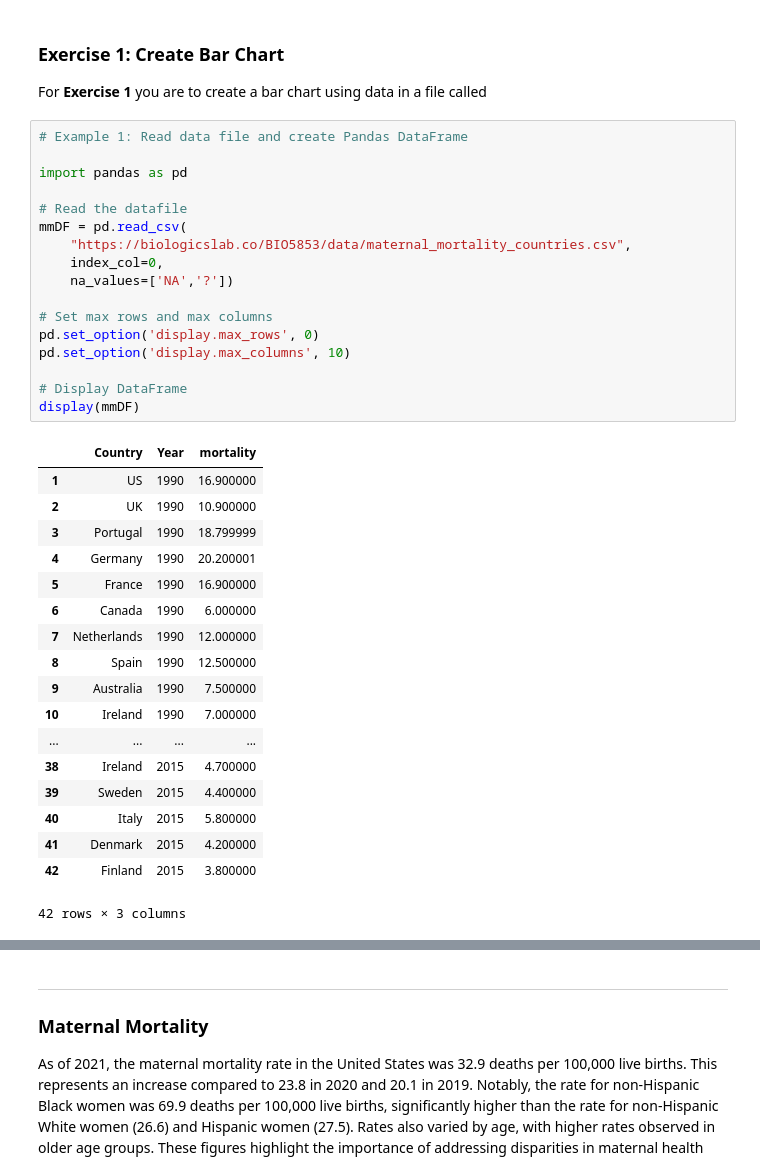
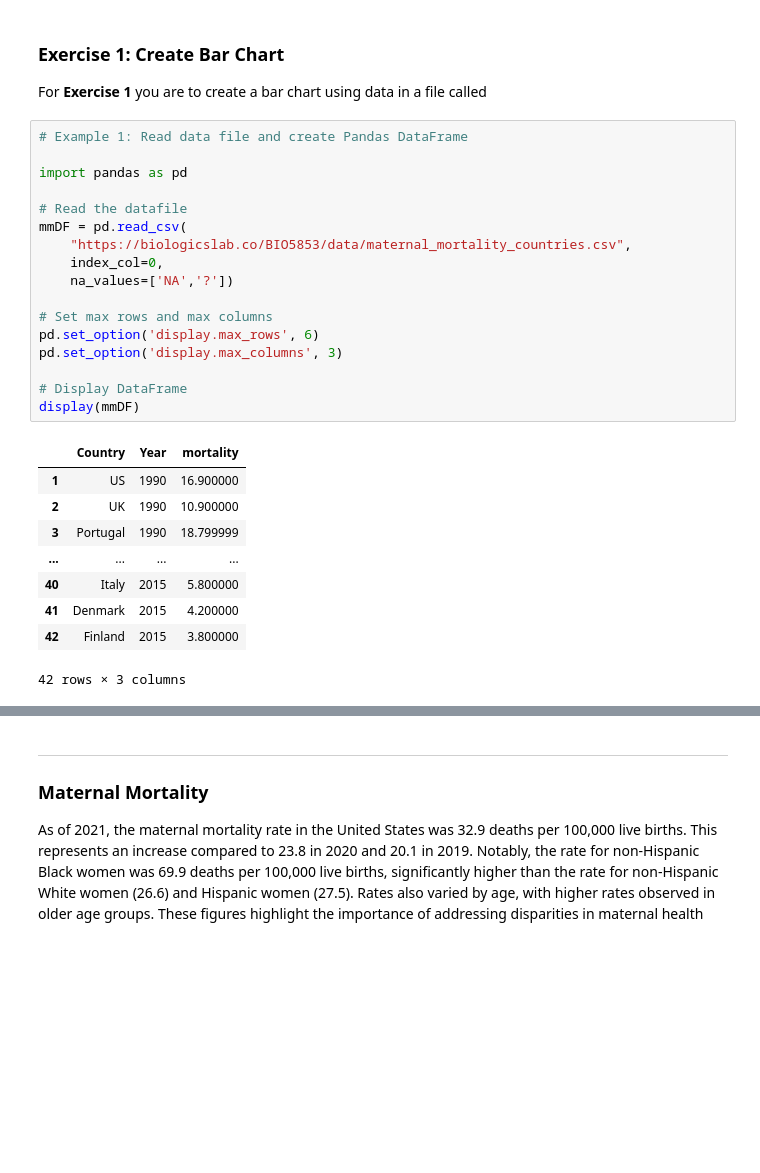
Before and after one commit to DavidSenseman/BIO5853, a Jupyter notebook: Lesson_01_4.ipynb, the cells around one changed output, grey strips where cells are left out. Saved outputs shown, nothing was run; the diff lists cells and outputs as text; blank space fills up the shorter version.

```diff
--- a/Lesson_01_4.ipynb
+++ b/Lesson_01_4.ipynb
@@ -238,35 +238,26 @@ For **Exercise 1** you are to create a bar chart using data in a file called
 # %%
 # Example 1: Read data file and create Pandas DataFrame
 
 import pandas as pd
 
 # Read the datafile
 mmDF = pd.read_csv(
     "https://biologicslab.co/BIO5853/data/maternal_mortality_countries.csv",
     index_col=0,
     na_values=['NA','?'])
 
 # Set max rows and max columns
-pd.set_option('display.max_rows', 0)
-pd.set_option('display.max_columns', 10)
+pd.set_option('display.max_rows', 6)
+pd.set_option('display.max_columns', 3)
 
 # Display DataFrame
 display(mmDF)
 # %% [output]
 |  | Country | Year | mortality |
 | 1 | US | 1990 | 16.900000 |
 | 2 | UK | 1990 | 10.900000 |
 | 3 | Portugal | 1990 | 18.799999 |
-| 4 | Germany | 1990 | 20.200001 |
-| 5 | France | 1990 | 16.900000 |
-| 6 | Canada | 1990 | 6.000000 |
-| 7 | Netherlands | 1990 | 12.000000 |
-| 8 | Spain | 1990 | 12.500000 |
-| 9 | Australia | 1990 | 7.500000 |
-| 10 | Ireland | 1990 | 7.000000 |
 | ... | ... | ... | ... |
-| 38 | Ireland | 2015 | 4.700000 |
-| 39 | Sweden | 2015 | 4.400000 |
 | 40 | Italy | 2015 | 5.800000 |
 | 41 | Denmark | 2015 | 4.200000 |
 | 42 | Finland | 2015 | 3.800000 |
```
Also changed, not shown: parts of 42 cells of this notebook.
